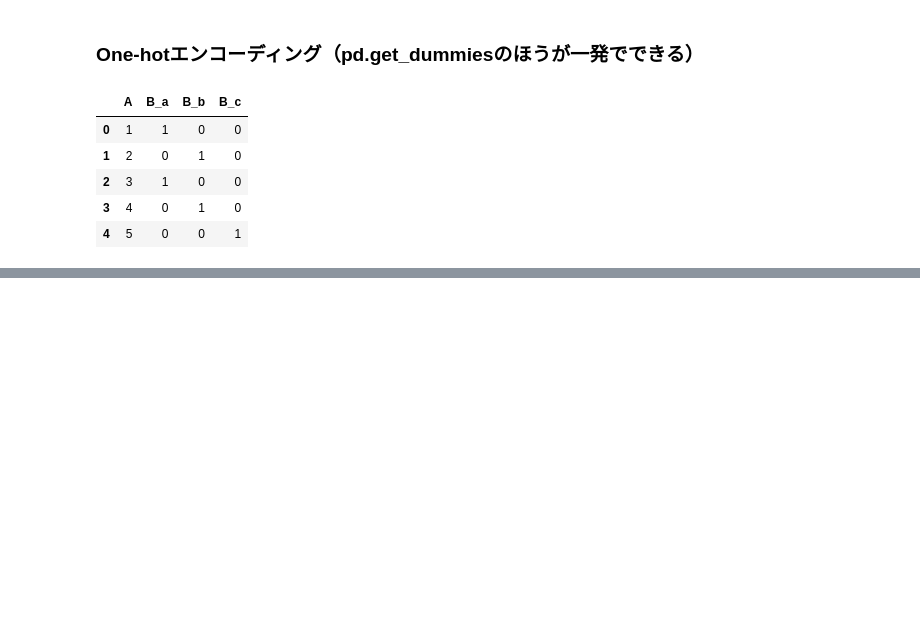
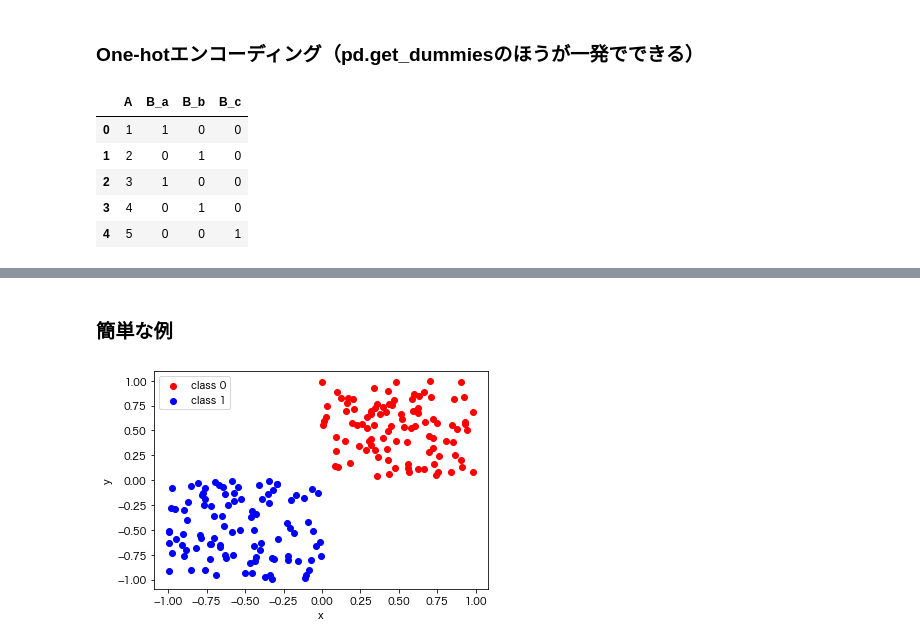
Before and after one commit to gr39my/python_basic, a Jupyter notebook: scikit-learn.ipynb, the cells around one changed output, grey strips where cells are left out. Drawn from its saved outputs; the diff is of its cells as text; code cells hidden in the pictures; blank space fills up the shorter version.

```diff
--- a/scikit-learn.ipynb
+++ b/scikit-learn.ipynb
@@ -177,0 +302,28 @@ pd.get_dummies(df)
+# %% [markdown]
+### 簡単な例
+# %%
+import numpy as np
+import matplotlib.pyplot as plt
+np.random.seed(123)
+
+# X軸Y軸ともに０〜１までの一葉分布から100点をサンプリング
+X0 = np.random.uniform(size=(100,2))
+y0 = np.repeat(0,100)
+
+# X軸Y軸ともに−１〜０までの一葉分布から100点をサンプリング
+X1 = np.random.uniform(-1,0,size=(100,2))
+y1 = np.repeat(1,100)
+
+# 散布図にプロット
+fig, ax = plt.subplots()
+
+ax.scatter(X0[:,0],X0[:,1], marker='o', color='r',label='class 0')
+ax.scatter(X1[:,0],X1[:,1], marker='o', color='b',label='class 1')
+
+ax.set_xlabel('x')
+ax.set_ylabel('y')
+
+ax.legend()
+plt.show()
+# %% [output]
+[figure, added]
```
Also changed, not shown: parts of 32 cells of this notebook, 1 other file.
